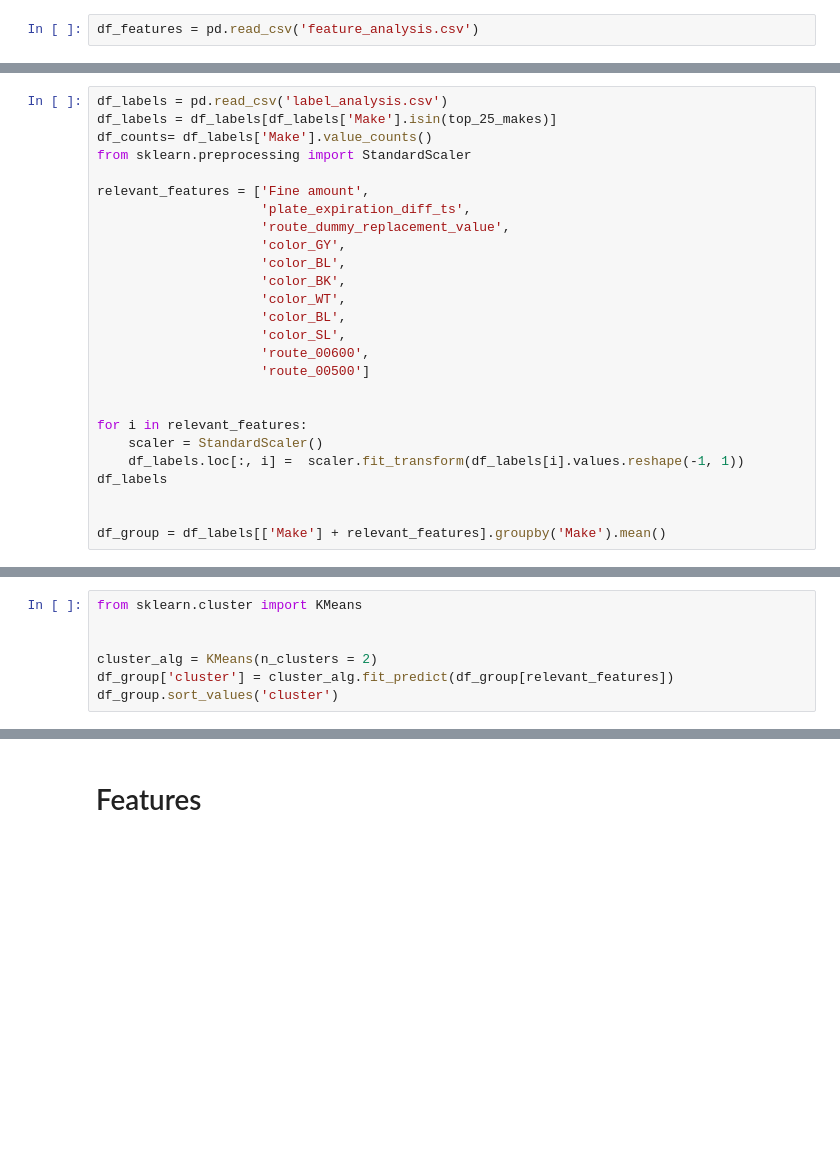
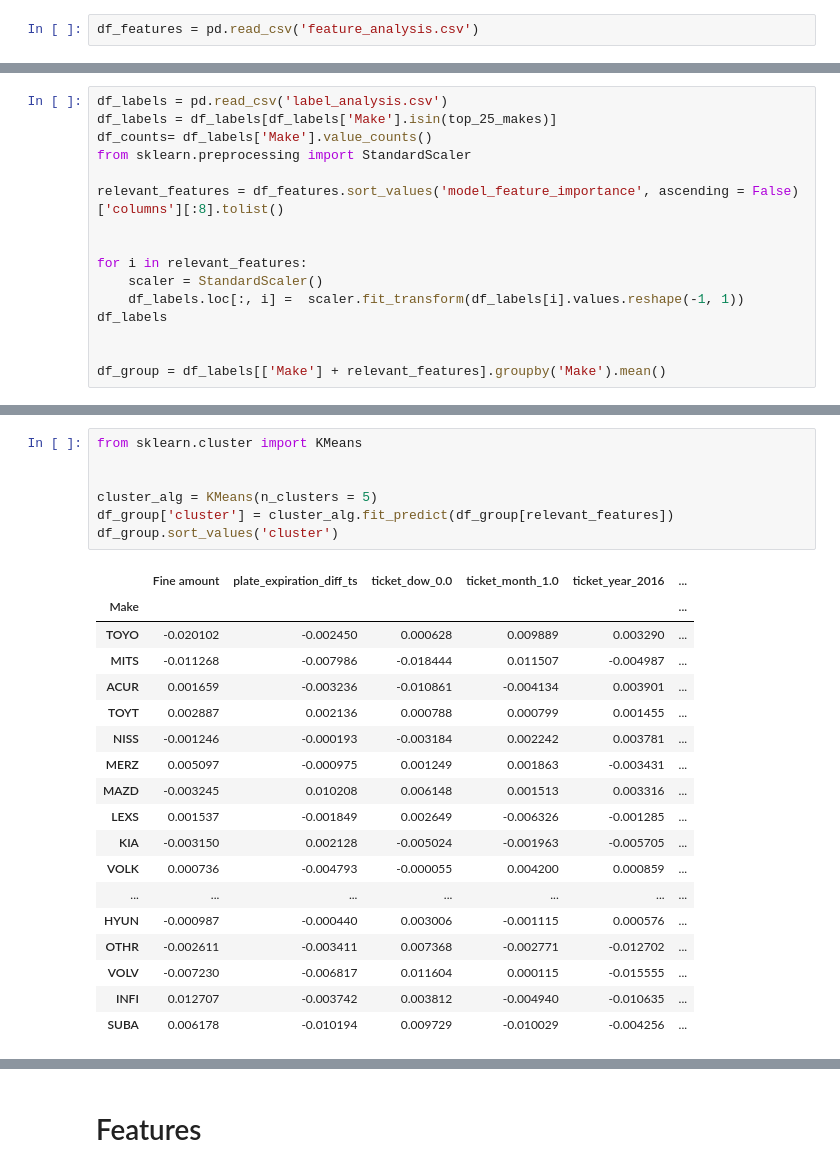
Before and after one commit to tristan00/traffic_citations, a Jupyter notebook: Assessment1.ipynb, the cells around one changed output, grey strips where cells are left out. Saved outputs shown, nothing was run; the diff lists cells and outputs as text; blank space fills up the shorter version.

```diff
--- a/Assessment1.ipynb
+++ b/Assessment1.ipynb
@@ -103,17 +110,7 @@ df_labels = df_labels[df_labels['Make'].isin(top_25_makes)]
 df_counts= df_labels['Make'].value_counts()
 from sklearn.preprocessing import StandardScaler
 
-relevant_features = ['Fine amount',
-                     'plate_expiration_diff_ts',
-                     'route_dummy_replacement_value',
-                     'color_GY',
-                     'color_BL',
-                     'color_BK',
-                     'color_WT',
-                     'color_BL',
-                     'color_SL',
-                     'route_00600',
-                     'route_00500']
+relevant_features = df_features.sort_values('model_feature_importance', ascending = False)['columns'][:8].tolist()
 
 
 for i in relevant_features:
@@ -128,9 +133,28 @@ KeyError: 'lat_long_outlier_score'
 # %%
 from sklearn.cluster import KMeans
 
 
-cluster_alg = KMeans(n_clusters = 2)
+cluster_alg = KMeans(n_clusters = 5)
 df_group['cluster'] = cluster_alg.fit_predict(df_group[relevant_features])
 df_group.sort_values('cluster')
+# %% [output]
+|  | Fine amount | plate_expiration_diff_ts | ticket_dow_0.0 | ticket_month_1.0 | ticket_year_2016 | ... |
+| Make |  |  |  |  |  | ... |
+| TOYO | -0.020102 | -0.002450 | 0.000628 | 0.009889 | 0.003290 | ... |
+| MITS | -0.011268 | -0.007986 | -0.018444 | 0.011507 | -0.004987 | ... |
+| ACUR | 0.001659 | -0.003236 | -0.010861 | -0.004134 | 0.003901 | ... |
+| TOYT | 0.002887 | 0.002136 | 0.000788 | 0.000799 | 0.001455 | ... |
+| NISS | -0.001246 | -0.000193 | -0.003184 | 0.002242 | 0.003781 | ... |
+| MERZ | 0.005097 | -0.000975 | 0.001249 | 0.001863 | -0.003431 | ... |
+| MAZD | -0.003245 | 0.010208 | 0.006148 | 0.001513 | 0.003316 | ... |
+| LEXS | 0.001537 | -0.001849 | 0.002649 | -0.006326 | -0.001285 | ... |
+| KIA | -0.003150 | 0.002128 | -0.005024 | -0.001963 | -0.005705 | ... |
+| VOLK | 0.000736 | -0.004793 | -0.000055 | 0.004200 | 0.000859 | ... |
+| ... | ... | ... | ... | ... | ... | ... |
+| HYUN | -0.000987 | -0.000440 | 0.003006 | -0.001115 | 0.000576 | ... |
+| OTHR | -0.002611 | -0.003411 | 0.007368 | -0.002771 | -0.012702 | ... |
+| VOLV | -0.007230 | -0.006817 | 0.011604 | 0.000115 | -0.015555 | ... |
+| INFI | 0.012707 | -0.003742 | 0.003812 | -0.004940 | -0.010635 | ... |
+| SUBA | 0.006178 | -0.010194 | 0.009729 | -0.010029 | -0.004256 | ... |
 # %%
 df_group.groupby('cluster').mean()
```
Also changed, not shown: parts of 15 cells of this notebook, 3 other files.
